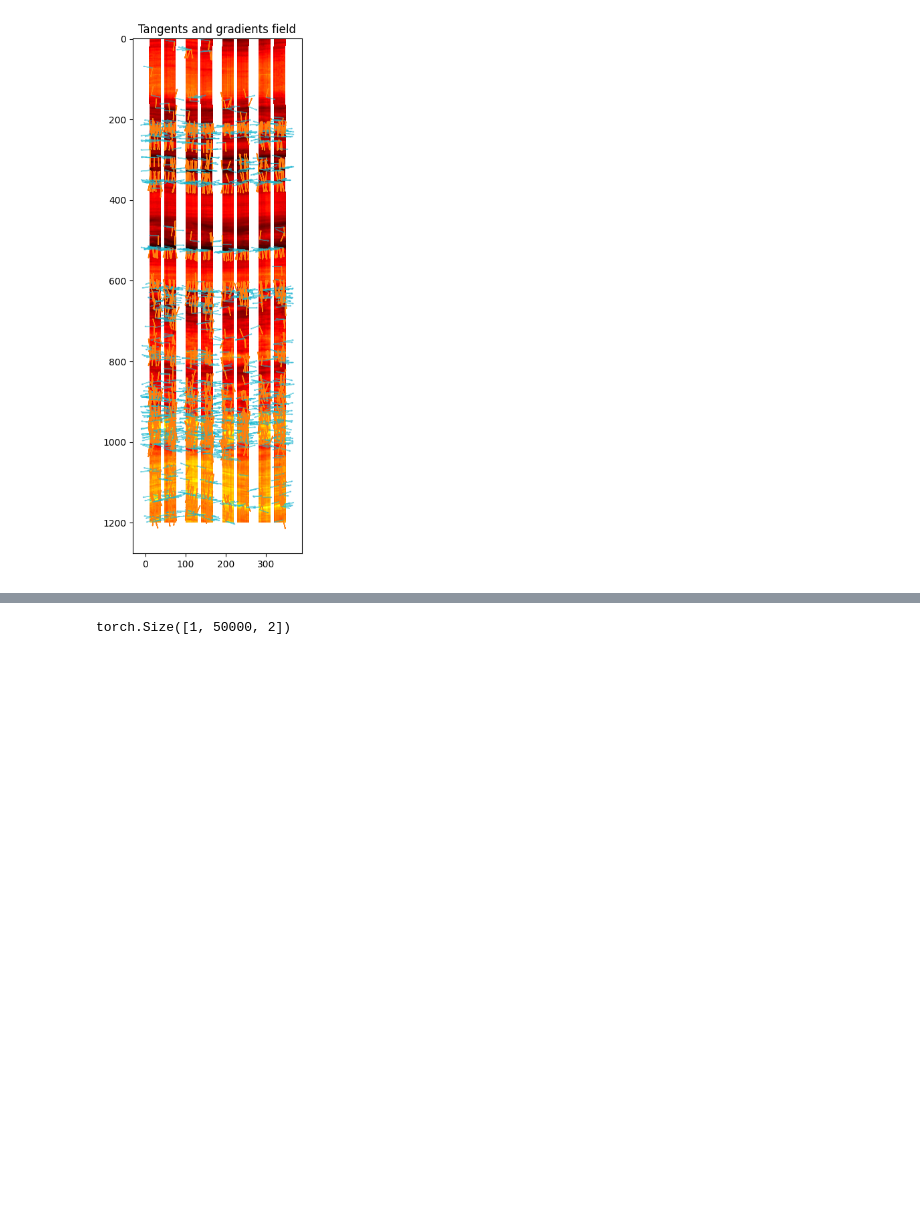
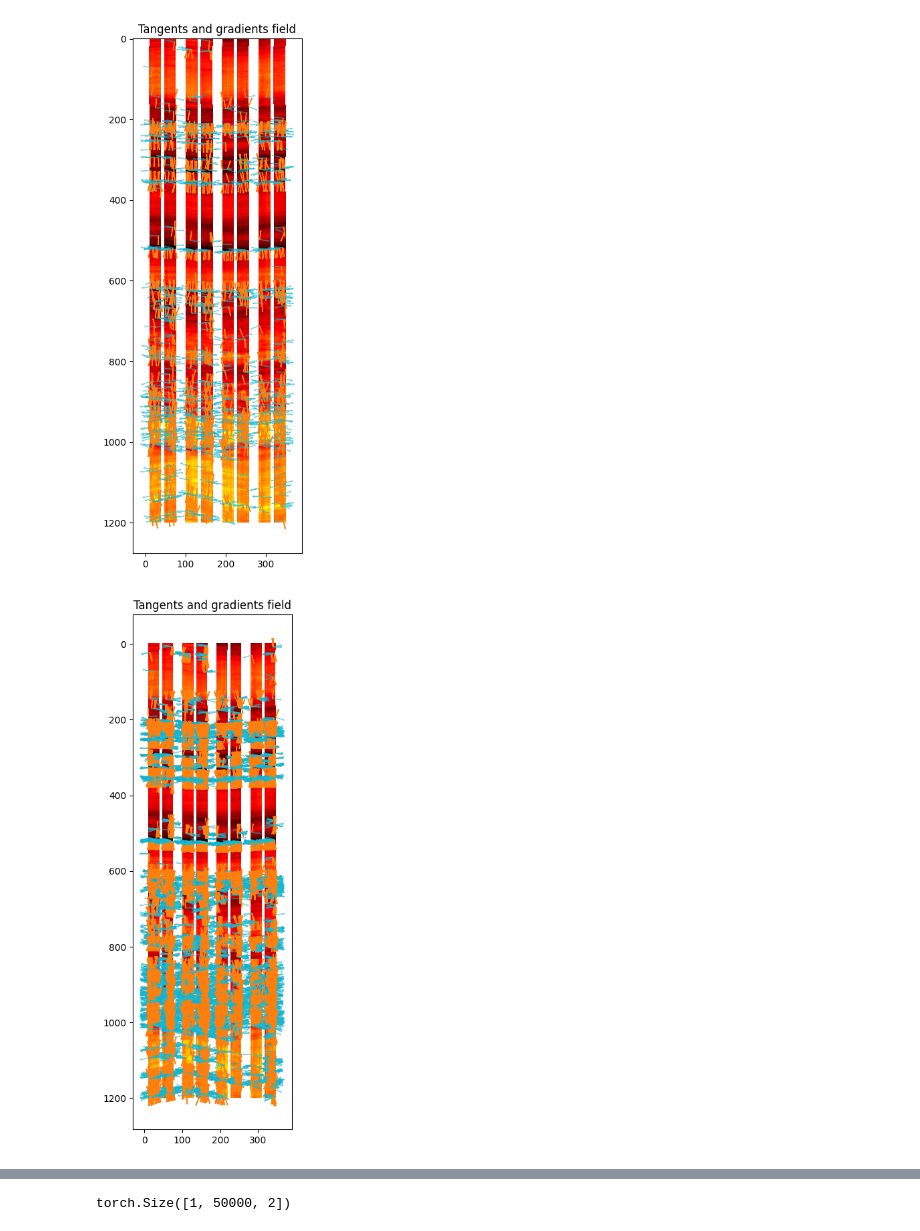
Before and after one commit to balthazarneveu/geosciences, a Jupyter notebook: TP_4/planes_synthesis.ipynb, the cells around one changed output, grey strips where cells are left out. Saved outputs shown, nothing was run; the diff lists cells and outputs as text; code cells hidden in the pictures; blank space fills up the shorter version.

```diff
--- a/TP_4/planes_synthesis.ipynb
+++ b/TP_4/planes_synthesis.ipynb
@@ -75,6 +75,10 @@ img_grad_h, img_grad_v, img_grad, coords = extract_2d_gradients_from_image(
 plot_tangents_and_gradients_field(coords, img_grad_h, img_grad_v, roi, decimation=10, title='Tangents and gradients field')
 # %% [output]
 [figure]
+# %%
+plot_tangents_and_gradients_field(coords, img_grad_h, img_grad_v, roi, decimation=1, title='Tangents and gradients field')
+# %% [output]
+[figure, added]
 # %%
 # Compute the correctly scaled tangent vectors (in SI units, angles in radians, altitudes in meters)
 tan_vec_2d = get_tangent_vec_from_gradients(img_grad_h, img_grad_v, normalize=False)
```
Also changed, not shown: parts of 10 cells of this notebook.
